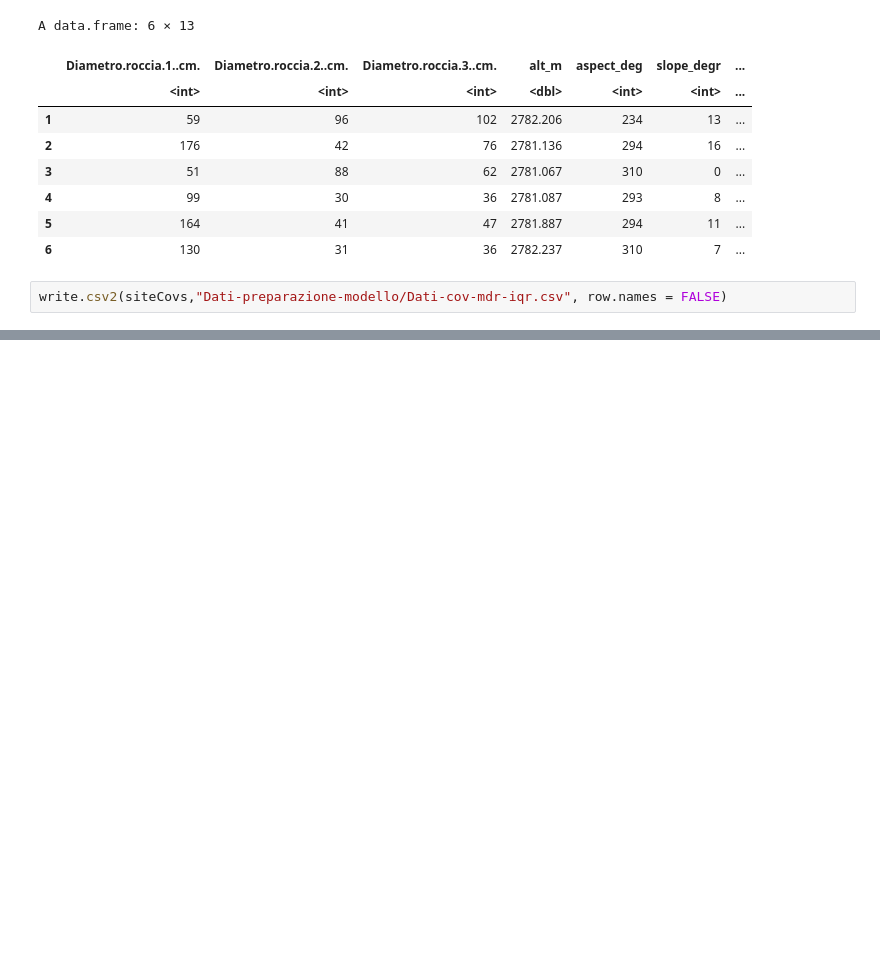
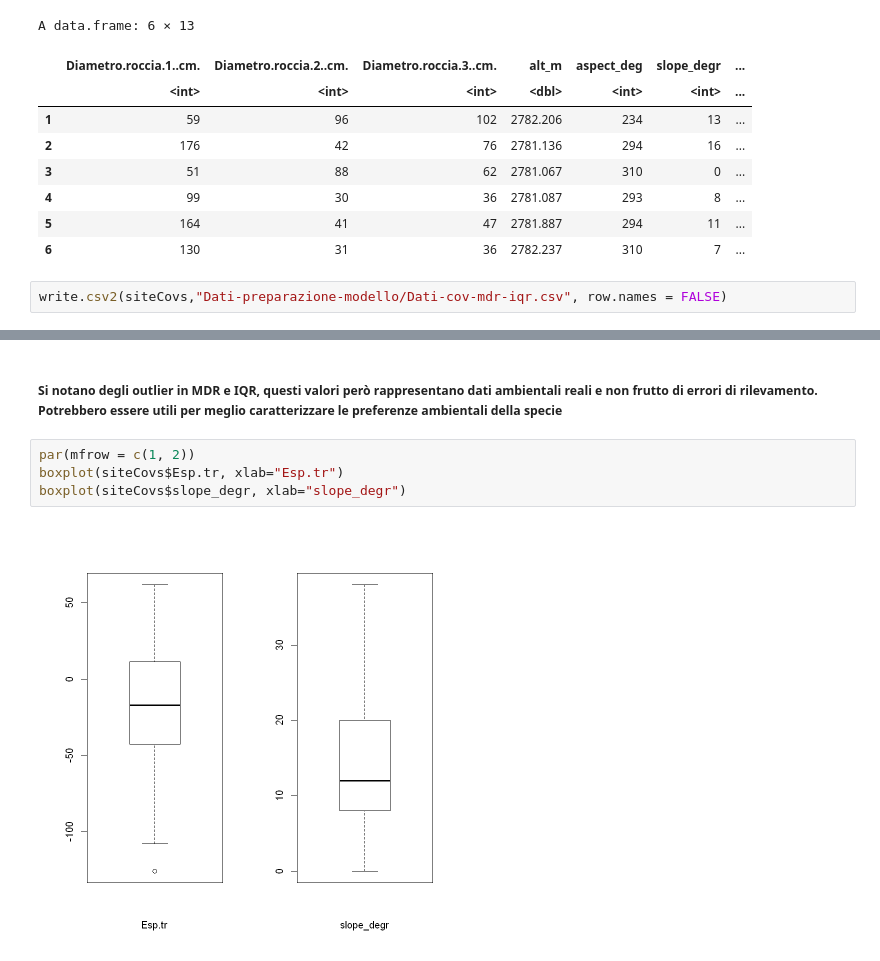
Before and after one commit to GabyOM/Chionomys-nivalis-analysis, a Jupyter notebook: 9. Calcolo MDR, IQR, Inclinazione e analisi outlier.ipynb, the cells around one changed output, grey strips where cells are left out. Cells and saved outputs as stored; diff of their text form; blank space fills up the shorter version.

```diff
--- a/9. Calcolo MDR, IQR, Inclinazione e analisi outlier.ipynb
+++ b/9. Calcolo MDR, IQR, Inclinazione e analisi outlier.ipynb
@@ -53,0 +41,8 @@ boxplot(siteCovs$ott, xlab="ott")
+# %% [markdown]
+##### Si notano degli outlier in MDR e IQR,  questi valori però rappresentano dati ambientali reali e non frutto di errori di rilevamento. Potrebbero essere utili per meglio caratterizzare le preferenze ambientali della specie
+# %%
+par(mfrow = c(1, 2))
+boxplot(siteCovs$Esp.tr, xlab="Esp.tr")
+boxplot(siteCovs$slope_degr, xlab="slope_degr")
+# %% [output]
+[figure, added]
```
Also changed, not shown: parts of 6 cells of this notebook, 2 other files.
